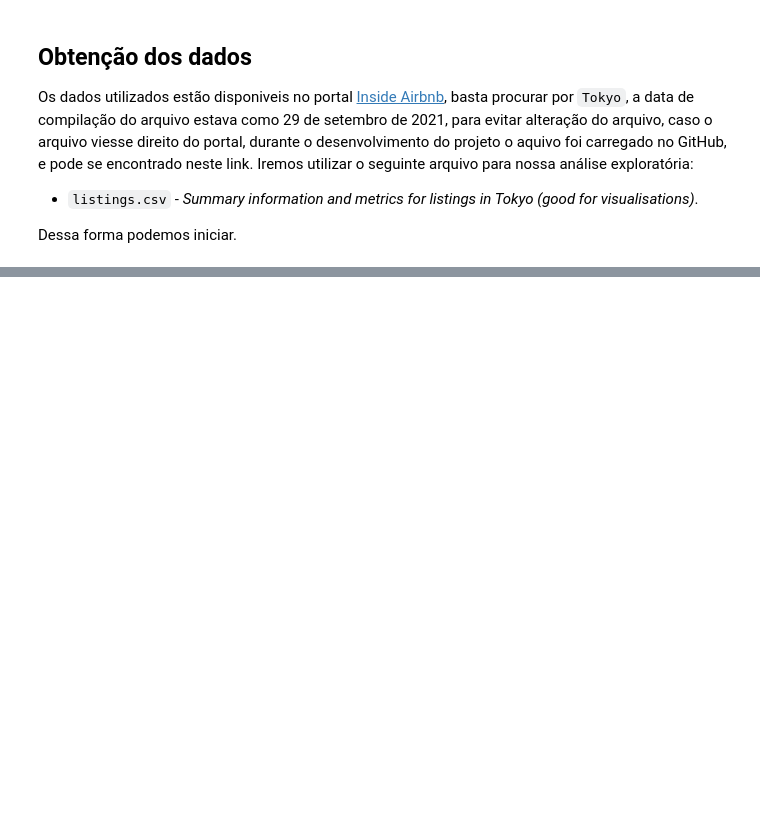
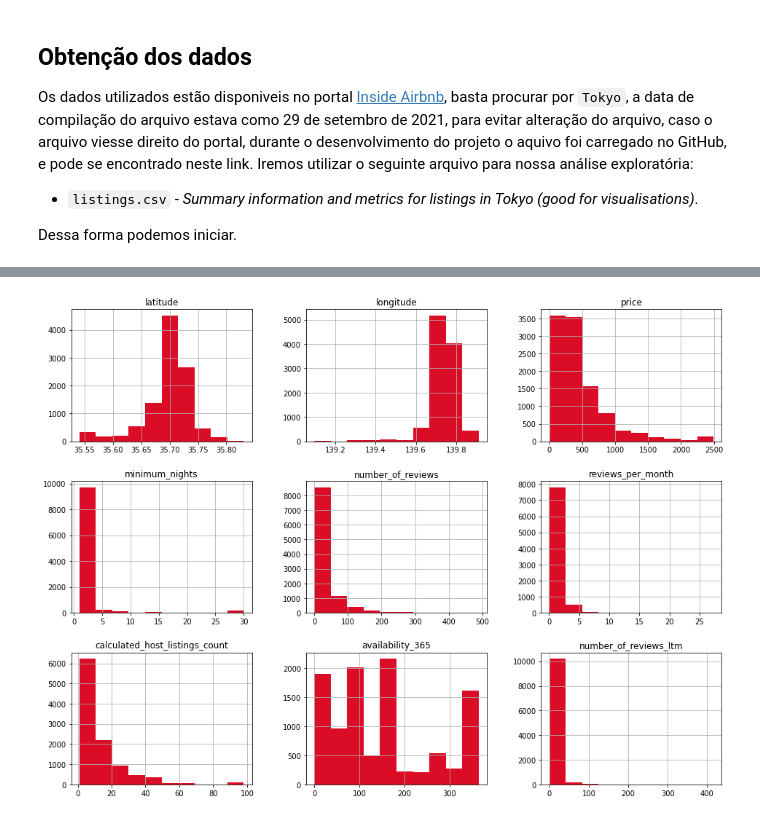
Before and after one commit to douglascdsantos/data_science, a Jupyter notebook: projetos/analisando_os_dados_do_airbnb_(tokyo)/notebook/Analisando_os_Dados_do_Airbnb_(Tokyo).ipynb, the cells around one changed output, grey strips where cells are left out. Cells and saved outputs as stored; diff of their text form; code cells hidden in the pictures; blank space fills up the shorter version.

```diff
--- a/projetos/analisando_os_dados_do_airbnb_(tokyo)/notebook/Analisando_os_Dados_do_Airbnb_(Tokyo).ipynb
+++ b/projetos/analisando_os_dados_do_airbnb_(tokyo)/notebook/Analisando_os_Dados_do_Airbnb_(Tokyo).ipynb
@@ -67,0 +242,6 @@ Index(['id', 'name', 'host_id', 'host_name', 'neighbourhood_group',
+# %%
+df_clean = df.query('price <= @valor_corte_price and minimum_nights <= @valor_corte_nights').copy()
+# %%
+df_clean[['latitude','longitude', 'price', 'minimum_nights', 'number_of_reviews', 'reviews_per_month', 'calculated_host_listings_count','availability_365','number_of_reviews_ltm']].hist(color = '#db0c26',figsize=(16,12));
+# %% [output]
+[figure, added]
```
Also changed, not shown: parts of 26 cells of this notebook.
